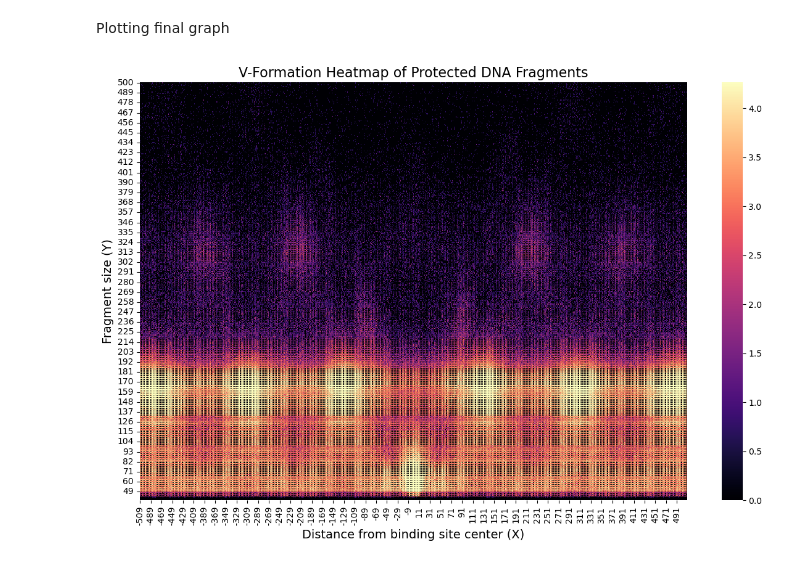
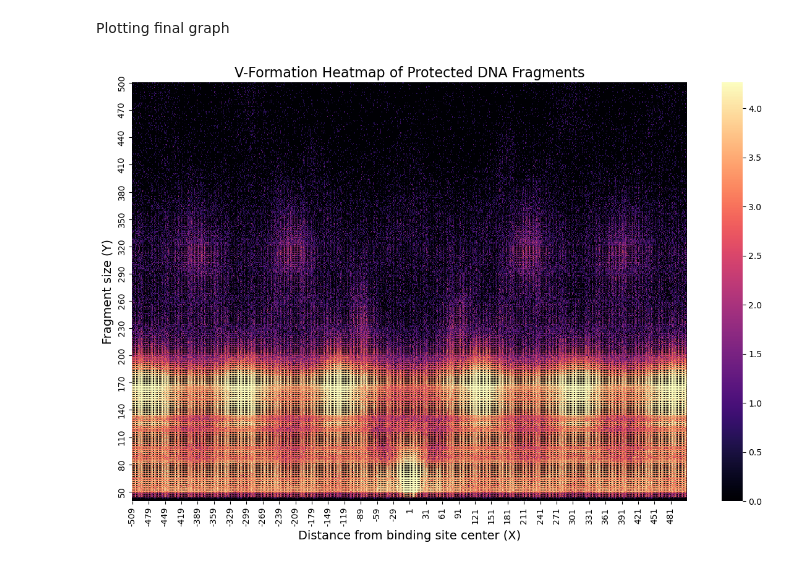
Before and after one commit to G-Prototype/BEE-102-Spring-2025-Assignment, a Jupyter notebook: Q5_V_Plot.ipynb, the cells around one changed output. Saved outputs shown, nothing was run; the diff lists cells and outputs as text; code cells hidden in the pictures.

```diff
--- a/Q5_V_Plot.ipynb
+++ b/Q5_V_Plot.ipynb
@@ -39,11 +39,11 @@ pivot_table_log=pivot_table_log.sort_index(ascending=False)
 Plotting final graph
 # %%
 plt.figure(figsize=(12, 8))
-sns.heatmap(pivot_table_log, cmap="magma", robust=True)
+sns.heatmap(pivot_table_log, cmap="magma",xticklabels=30,yticklabels=30, robust=True)
 plt.title("V-Formation Heatmap of Protected DNA Fragments", fontsize=16)
 plt.xlabel("Distance from binding site center (X)", fontsize=14)
 plt.ylabel("Fragment size (Y)", fontsize=14)
 plt.tight_layout()
 plt.show()
 # %% [output]
-[figure, old version]
+[figure, new version]
```
